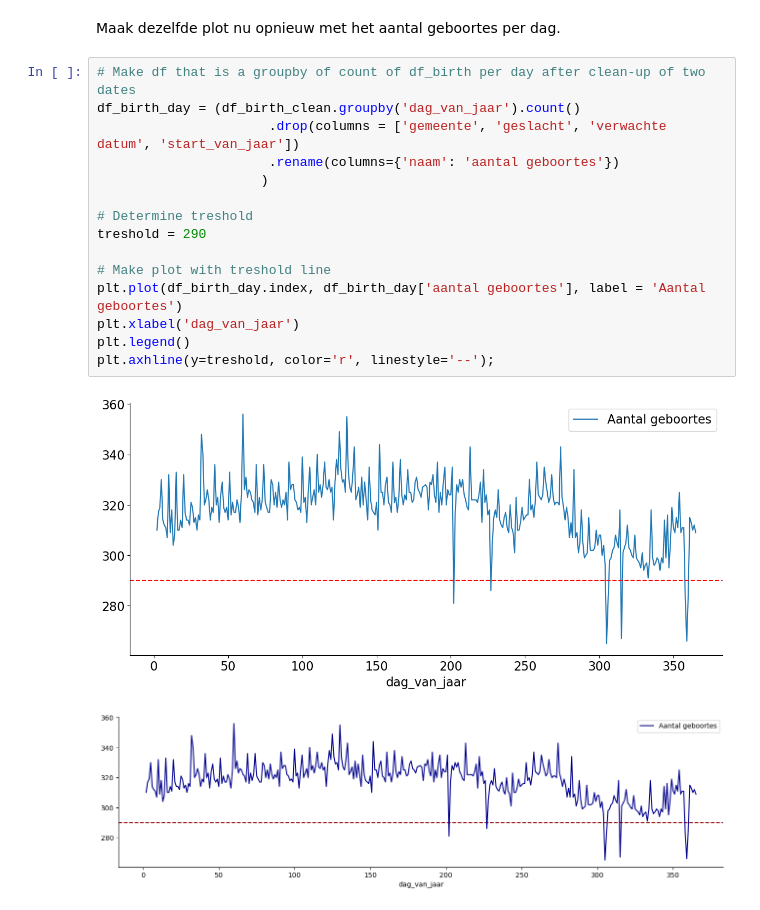
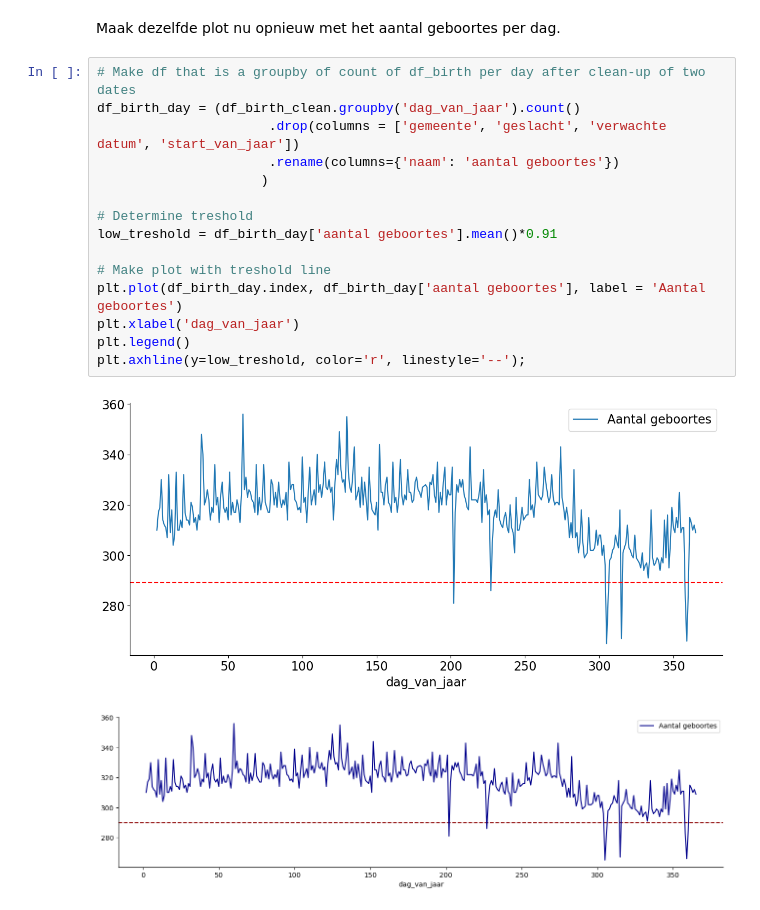
Before and after one commit to cdieltje/ExamenSyntra, a Jupyter notebook: notebooks/examen_deel1_V2.ipynb, the cells around one changed output. Saved outputs shown, nothing was run; the diff lists cells and outputs as text.

Commit message:
lower_treshold dynamically calcultated in stead of fixed var

```diff
--- a/notebooks/examen_deel1_V2.ipynb
+++ b/notebooks/examen_deel1_V2.ipynb
@@ -234,20 +234,20 @@ Maak dezelfde plot nu opnieuw met het aantal geboortes per dag.
 # %%
 # Make df that is a groupby of count of df_birth per day after clean-up of two dates
 df_birth_day = (df_birth_clean.groupby('dag_van_jaar').count()
                       .drop(columns = ['gemeente', 'geslacht', 'verwachte datum', 'start_van_jaar'])
                       .rename(columns={'naam': 'aantal geboortes'})
                      )
 
 # Determine treshold
-treshold = 290
+low_treshold = df_birth_day['aantal geboortes'].mean()*0.91
 
 # Make plot with treshold line
 plt.plot(df_birth_day.index, df_birth_day['aantal geboortes'], label = 'Aantal geboortes')
 plt.xlabel('dag_van_jaar')
 plt.legend()
-plt.axhline(y=treshold, color='r', linestyle='--');
+plt.axhline(y=low_treshold, color='r', linestyle='--');
 # %% [output]
-[figure, old version]
+[figure, new version]
 # %%
 # %% [output]
 [figure]
```
